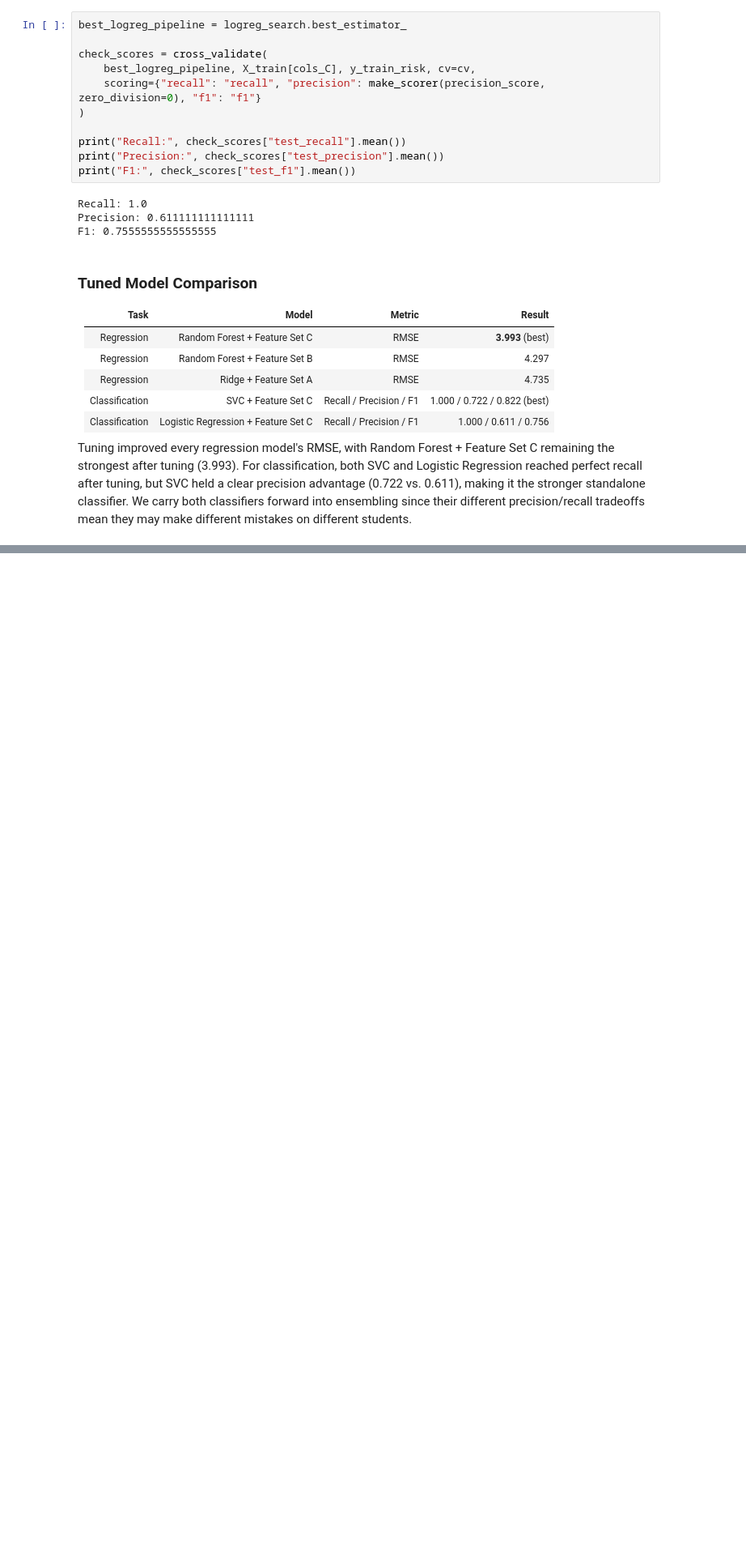
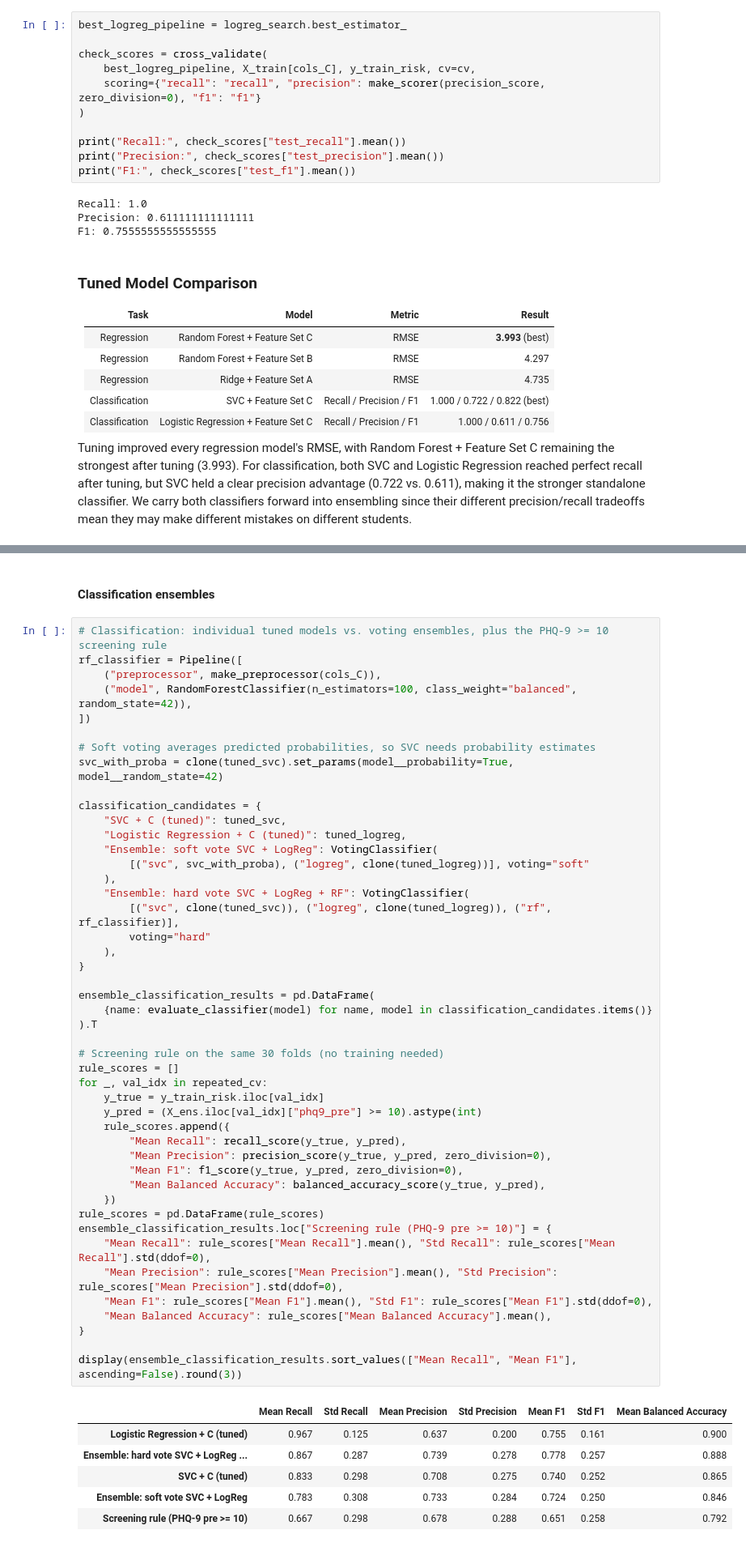
Before and after one commit to mariabssadh1-droid/spark_check, a Jupyter notebook: INSY 674-Group Project.ipynb, the cells around one changed output, grey strips where cells are left out. Shown at 81% size. Drawn from its saved outputs; the diff is of its cells as text; blank space fills up the shorter version.

Commit message:
Add ensemble methods, repeated-CV re-evaluation, and final model selection

```diff
--- a/INSY 674-Group Project.ipynb
+++ b/INSY 674-Group Project.ipynb
@@ -2131,0 +2228,55 @@ Tuning improved every regression model's RMSE, with Random Forest + Feature Set
+# %% [markdown]
+#### Classification ensembles
+# %%
+# Classification: individual tuned models vs. voting ensembles, plus the PHQ-9 >= 10 screening rule
+rf_classifier = Pipeline([
+    ("preprocessor", make_preprocessor(cols_C)),
+    ("model", RandomForestClassifier(n_estimators=100, class_weight="balanced", random_state=42)),
+])
+
+# Soft voting averages predicted probabilities, so SVC needs probability estimates
+svc_with_proba = clone(tuned_svc).set_params(model__probability=True, model__random_state=42)
+
+classification_candidates = {
+    "SVC + C (tuned)": tuned_svc,
+    "Logistic Regression + C (tuned)": tuned_logreg,
+    "Ensemble: soft vote SVC + LogReg": VotingClassifier(
+        [("svc", svc_with_proba), ("logreg", clone(tuned_logreg))], voting="soft"
+    ),
+    "Ensemble: hard vote SVC + LogReg + RF": VotingClassifier(
+        [("svc", clone(tuned_svc)), ("logreg", clone(tuned_logreg)), ("rf", rf_classifier)],
+        voting="hard"
+    ),
+}
+
+ensemble_classification_results = pd.DataFrame(
+    {name: evaluate_classifier(model) for name, model in classification_candidates.items()}
+).T
+
+# Screening rule on the same 30 folds (no training needed)
+rule_scores = []
+for _, val_idx in repeated_cv:
+    y_true = y_train_risk.iloc[val_idx]
+    y_pred = (X_ens.iloc[val_idx]["phq9_pre"] >= 10).astype(int)
+    rule_scores.append({
+        "Mean Recall": recall_score(y_true, y_pred),
+        "Mean Precision": precision_score(y_true, y_pred, zero_division=0),
+        "Mean F1": f1_score(y_true, y_pred, zero_division=0),
+        "Mean Balanced Accuracy": balanced_accuracy_score(y_true, y_pred),
+    })
+rule_scores = pd.DataFrame(rule_scores)
+ensemble_classification_results.loc["Screening rule (PHQ-9 pre >= 10)"] = {
+    "Mean Recall": rule_scores["Mean Recall"].mean(), "Std Recall": rule_scores["Mean Recall"].std(ddof=0),
+    "Mean Precision": rule_scores["Mean Precision"].mean(), "Std Precision": rule_scores["Mean Precision"].std(ddof=0),
+    "Mean F1": rule_scores["Mean F1"].mean(), "Std F1": rule_scores["Mean F1"].std(ddof=0),
+    "Mean Balanced Accuracy": rule_scores["Mean Balanced Accuracy"].mean(),
+}
+
+display(ensemble_classification_results.sort_values(["Mean Recall", "Mean F1"], ascending=False).round(3))
+# %% [output]
+|  | Mean Recall | Std Recall | Mean Precision | Std Precision | Mean F1 | Std F1 | Mean Balanced Accuracy |
+| Logistic Regression + C (tuned) | 0.967 | 0.125 | 0.637 | 0.200 | 0.755 | 0.161 | 0.900 |
+| Ensemble: hard vote SVC + LogReg ... | 0.867 | 0.287 | 0.739 | 0.278 | 0.778 | 0.257 | 0.888 |
+| SVC + C (tuned) | 0.833 | 0.298 | 0.708 | 0.275 | 0.740 | 0.252 | 0.865 |
+| Ensemble: soft vote SVC + LogReg | 0.783 | 0.308 | 0.733 | 0.284 | 0.724 | 0.250 | 0.846 |
+| Screening rule (PHQ-9 pre >= 10) | 0.667 | 0.298 | 0.678 | 0.288 | 0.651 | 0.258 | 0.792 |
```
Also changed, not shown: parts of 18 cells of this notebook.
